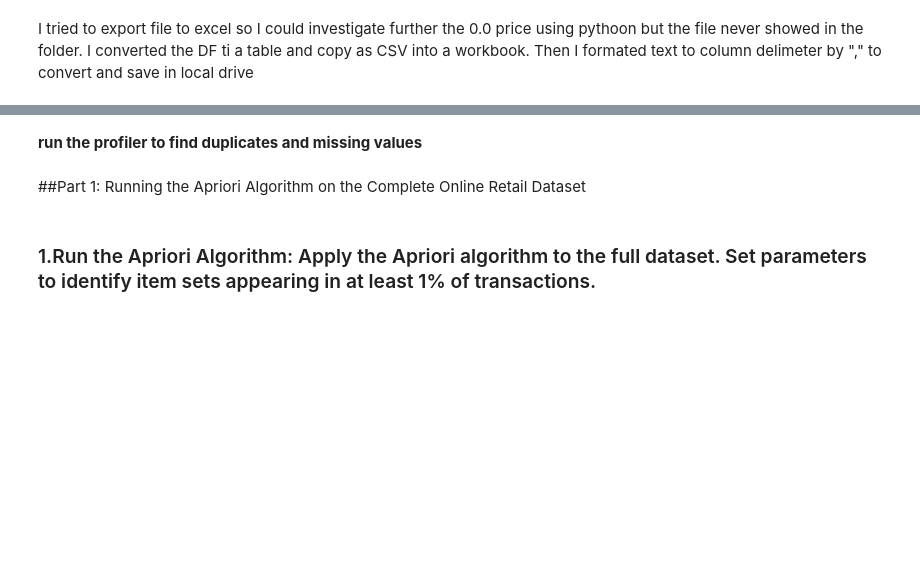
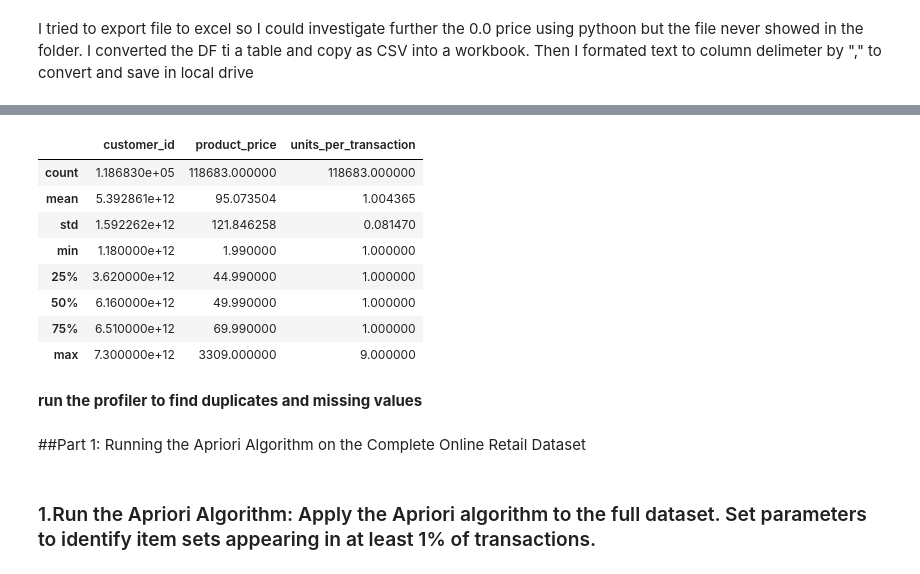
Before and after one commit to Requenamar3/Data-Mining, a Jupyter notebook: Data Mining Final Project.ipynb, the cells around one changed output, grey strips where cells are left out. Saved outputs shown, nothing was run; the diff lists cells and outputs as text; code cells hidden in the pictures; blank space fills up the shorter version.

```diff
--- a/Data Mining Final Project.ipynb
+++ b/Data Mining Final Project.ipynb
@@ -321,0 +375,14 @@ memory usage: 2.5+ MB
+# %%
+#package used for customer lifetime value modeling
+!pip install lifetimes
+import lifetimes
+import seaborn as sns
+from lifetimes import BetaGeoFitter
+from lifetimes import GammaGammaFitter
+from lifetimes.plotting import plot_frequency_recency_matrix
+# Set the maximum number of rows to display to 500.
+pd.set_option('display.max_rows', 500)
+# Set the maximum number of columns to display to 500.
+pd.set_option('display.max_columns', 500)
+# Set the width of the display in characters to 1000.
+pd.set_option('display.width', 1000)
@@ -322,3 +405,15 @@ memory usage: 2.5+ MB
+# %%
+BB_filtered_cleaned.describe()
+# %% [output]
+|  | customer_id | product_price | units_per_transaction |
+| count | 1.186830e+05 | 118683.000000 | 118683.000000 |
+| mean | 5.392861e+12 | 95.073504 | 1.004365 |
+| std | 1.592262e+12 | 121.846258 | 0.081470 |
+| min | 1.180000e+12 | 1.990000 | 1.000000 |
+| 25% | 3.620000e+12 | 44.990000 | 1.000000 |
+| 50% | 6.160000e+12 | 49.990000 | 1.000000 |
+| 75% | 6.510000e+12 | 69.990000 | 1.000000 |
+| max | 7.300000e+12 | 3309.000000 | 9.000000 |
 # %% [markdown]
 **run the profiler to find duplicates and missing values**
 # %% [markdown]
```
Also changed, not shown: parts of 25 cells of this notebook.
